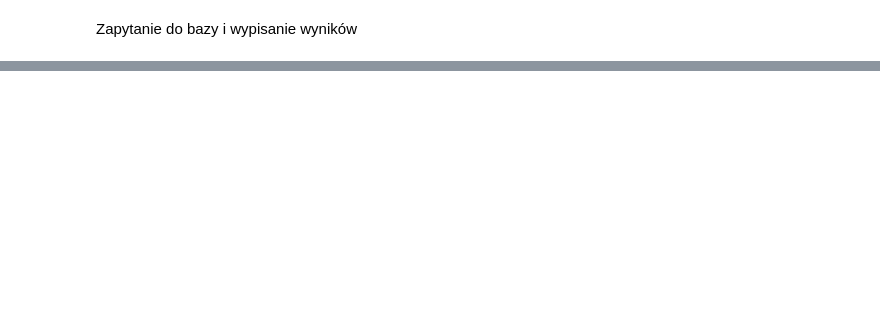
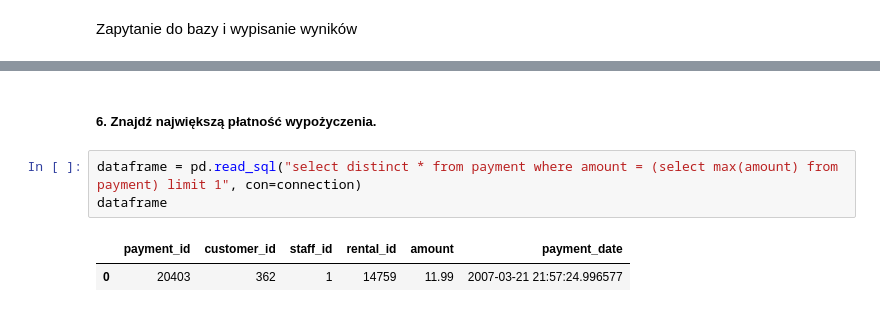
Before and after one commit to DanielJurkowski/AiBD, a Jupyter notebook: Lab 2/example.ipynb, the cells around one changed output, grey strips where cells are left out. Cells and saved outputs as stored; diff of their text form; blank space fills up the shorter version.

```diff
--- a/Lab 2/example.ipynb
+++ b/Lab 2/example.ipynb
@@ -55,0 +149,8 @@ df
+# %% [markdown]
+#####  6. Znajdź największą płatność wypożyczenia.
+# %%
+dataframe = pd.read_sql("select distinct * from payment where amount = (select max(amount) from payment) limit 1", con=connection)
+dataframe
+# %% [output]
+|  | payment_id | customer_id | staff_id | rental_id | amount | payment_date |
+| 0 | 20403 | 362 | 1 | 14759 | 11.99 | 2007-03-21 21:57:24.996577 |
```
Also changed, not shown: parts of 30 cells of this notebook, 1 other file.
